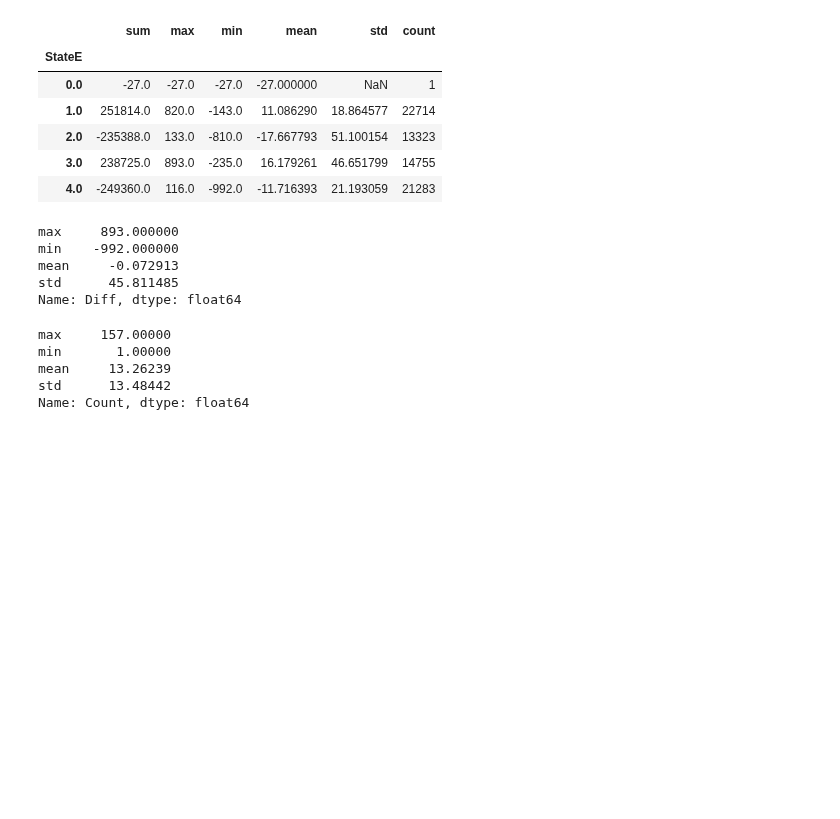
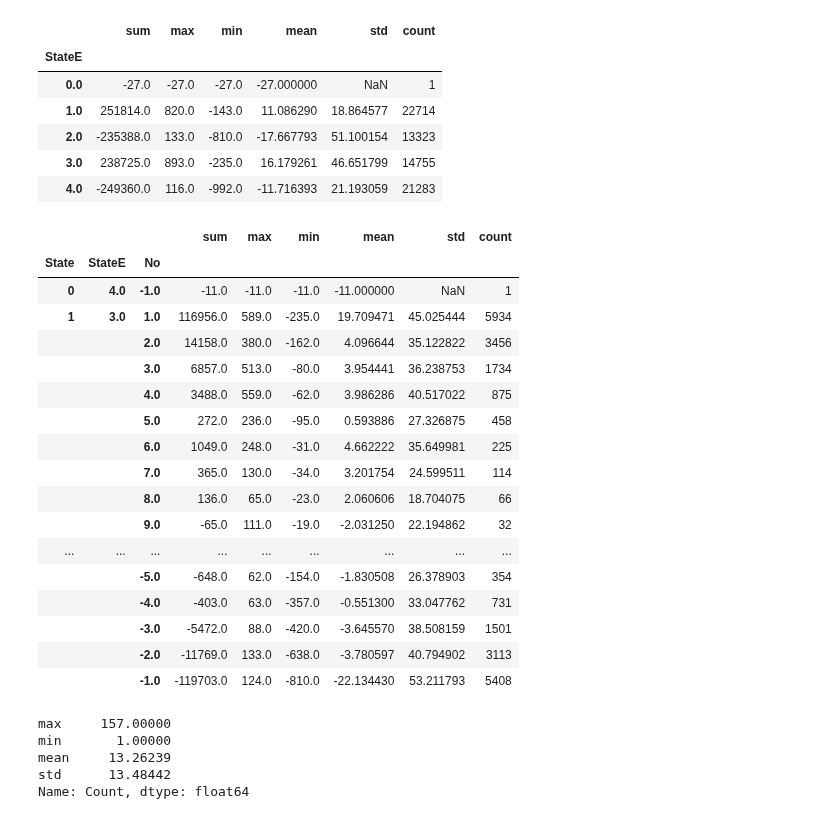
Before and after one commit to che7611/test2, a Jupyter notebook: YD.ipynb, the cells around one changed output. Drawn from its saved outputs; the diff is of its cells as text; code cells hidden in the pictures; blank space fills up the shorter version.

Commit message:
MACD_NO

```diff
--- a/YD.ipynb
+++ b/YD.ipynb
@@ -246,14 +246,27 @@ MACD.groupby(['StateE'])['Diff'].agg(Calc)
 | 2.0 | -235388.0 | 133.0 | -810.0 | -17.667793 | 51.100154 | 13323 |
 | 3.0 | 238725.0 | 893.0 | -235.0 | 16.179261 | 46.651799 | 14755 |
 | 4.0 | -249360.0 | 116.0 | -992.0 | -11.716393 | 21.193059 | 21283 |
-# %%
-df2[(df2.State==1) & (df2.Day==1)]['Diff'].agg(['max','min','mean','std'])
-# %% [output]
-max     893.000000
-min    -992.000000
-mean     -0.072913
-std      45.811485
-Name: Diff, dtype: float64
+# %%
+MACD.groupby(['State','StateE','No'])['Diff'].agg(Calc)
+# %% [output]
+|  |  |  | sum | max | min | mean | std | count |
+| State | StateE | No |  |  |  |  |  |  |
+| 0 | 4.0 | -1.0 | -11.0 | -11.0 | -11.0 | -11.000000 | NaN | 1 |
+| 1 | 3.0 | 1.0 | 116956.0 | 589.0 | -235.0 | 19.709471 | 45.025444 | 5934 |
+|  |  | 2.0 | 14158.0 | 380.0 | -162.0 | 4.096644 | 35.122822 | 3456 |
+|  |  | 3.0 | 6857.0 | 513.0 | -80.0 | 3.954441 | 36.238753 | 1734 |
+|  |  | 4.0 | 3488.0 | 559.0 | -62.0 | 3.986286 | 40.517022 | 875 |
+|  |  | 5.0 | 272.0 | 236.0 | -95.0 | 0.593886 | 27.326875 | 458 |
+|  |  | 6.0 | 1049.0 | 248.0 | -31.0 | 4.662222 | 35.649981 | 225 |
+|  |  | 7.0 | 365.0 | 130.0 | -34.0 | 3.201754 | 24.599511 | 114 |
+|  |  | 8.0 | 136.0 | 65.0 | -23.0 | 2.060606 | 18.704075 | 66 |
+|  |  | 9.0 | -65.0 | 111.0 | -19.0 | -2.031250 | 22.194862 | 32 |
+| ... | ... | ... | ... | ... | ... | ... | ... | ... |
+|  |  | -5.0 | -648.0 | 62.0 | -154.0 | -1.830508 | 26.378903 | 354 |
+|  |  | -4.0 | -403.0 | 63.0 | -357.0 | -0.551300 | 33.047762 | 731 |
+|  |  | -3.0 | -5472.0 | 88.0 | -420.0 | -3.645570 | 38.508159 | 1501 |
+|  |  | -2.0 | -11769.0 | 133.0 | -638.0 | -3.780597 | 40.794902 | 3113 |
+|  |  | -1.0 | -119703.0 | 124.0 | -810.0 | -22.134430 | 53.211793 | 5408 |
 # %%
 df2[df2.State==1]['Count'].agg(['max','min','mean','std'])
 # %% [output]
```
